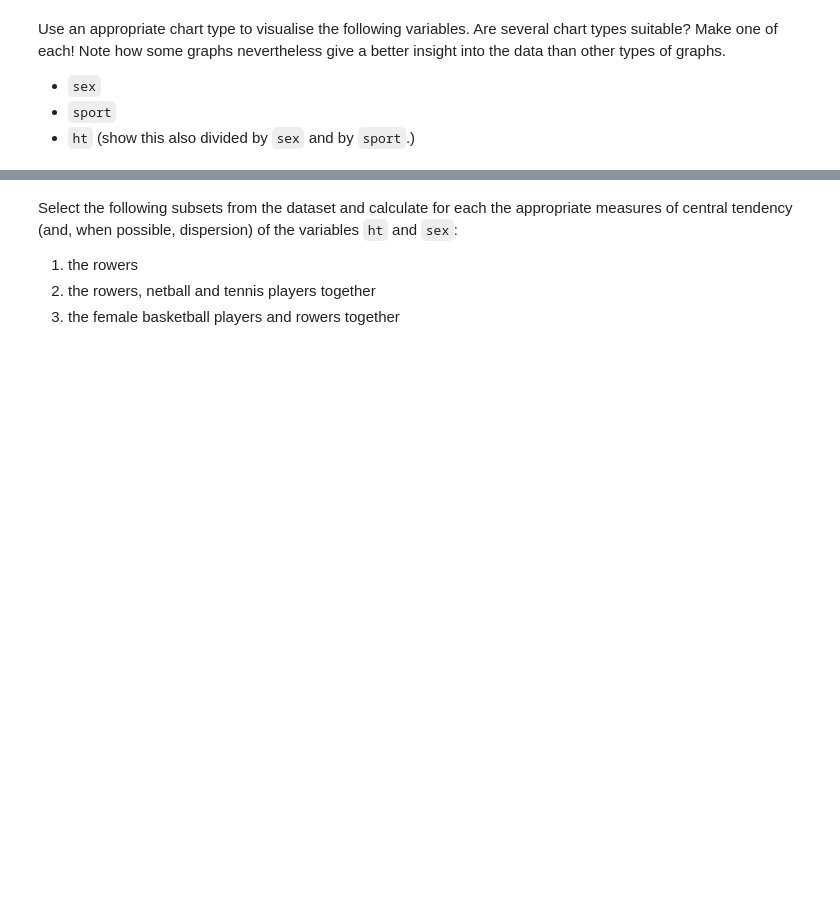
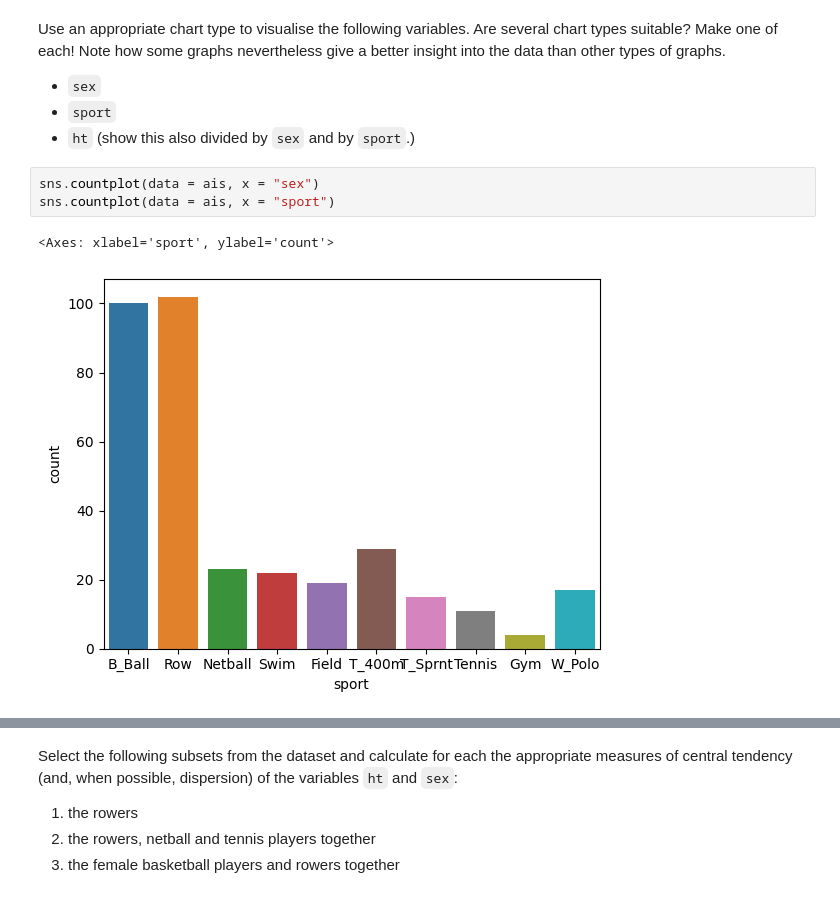
Before and after one commit to mappelmans/dsai-labs, a Jupyter notebook: 2-analysis-1-var/lab-2-01.ipynb, the cells around one changed output, grey strips where cells are left out. Drawn from its saved outputs; the diff is of its cells as text; blank space fills up the shorter version.

```diff
--- a/2-analysis-1-var/lab-2-01.ipynb
+++ b/2-analysis-1-var/lab-2-01.ipynb
@@ -22,3 +22,9 @@ Use an appropriate chart type to visualise the following variables. Are several
 - `sex`
 - `sport`
 - `ht` (show this also divided by `sex` and by `sport`.)
+# %%
+sns.countplot(data = ais, x = "sex")
+sns.countplot(data = ais, x = "sport")
+# %% [output]
+<Axes: xlabel='sport', ylabel='count'>
+[figure, added]
```
Also changed, not shown: parts of 5 cells of this notebook, 2 other files.
